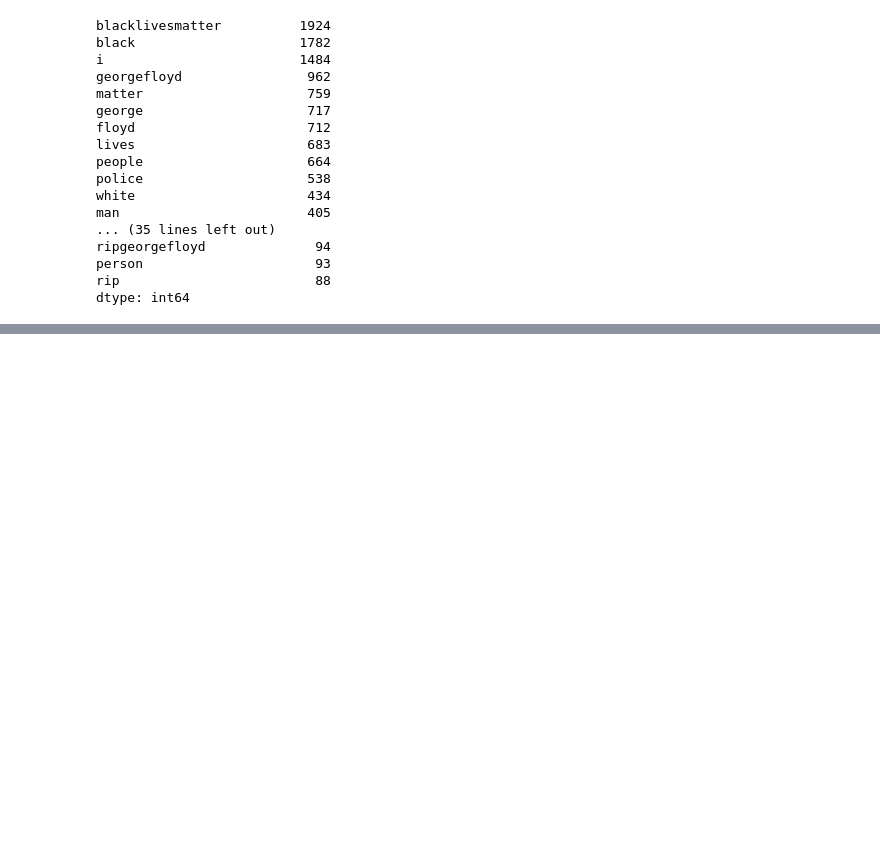
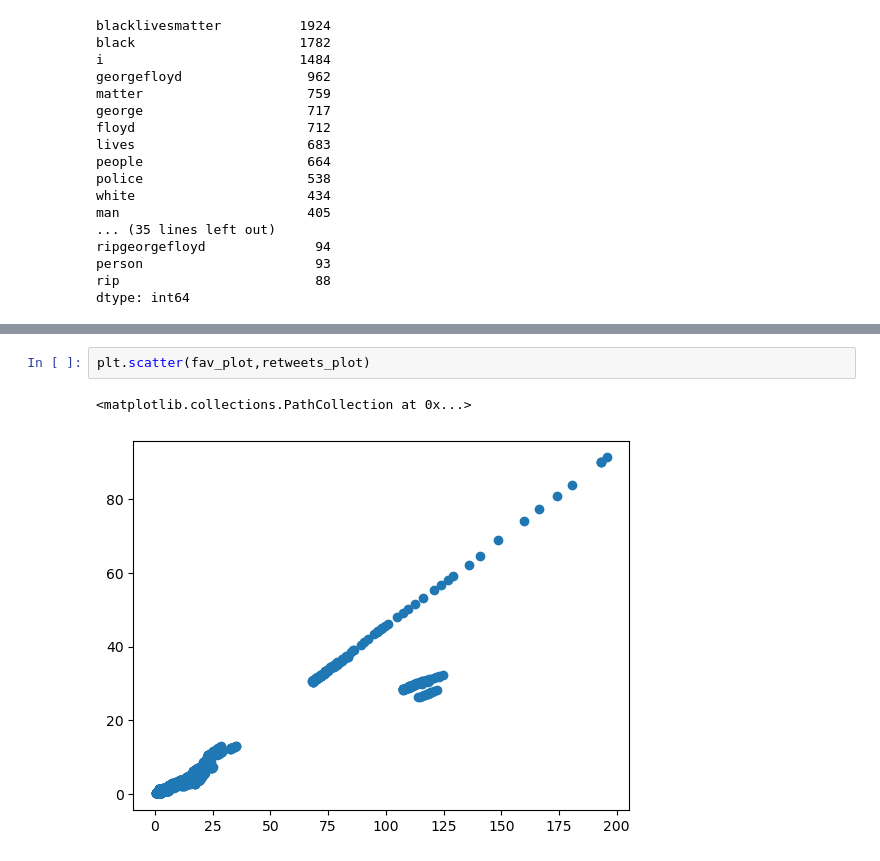
Before and after one commit to Isyohan/WeakSignalsBLM, a Jupyter notebook: BLM_Notebook.ipynb, the cells around one changed output, grey strips where cells are left out. Cells and saved outputs as stored; diff of their text form; blank space fills up the shorter version.

```diff
--- a/BLM_Notebook.ipynb
+++ b/BLM_Notebook.ipynb
@@ -301,0 +347,5 @@ X_test,y_test=n_days_day_by_day(test_split_calc)
+# %%
+plt.scatter(fav_plot,retweets_plot)
+# %% [output]
+<matplotlib.collections.PathCollection at 0x...>
+[figure, added]
```
Also changed, not shown: parts of 11 cells of this notebook.
